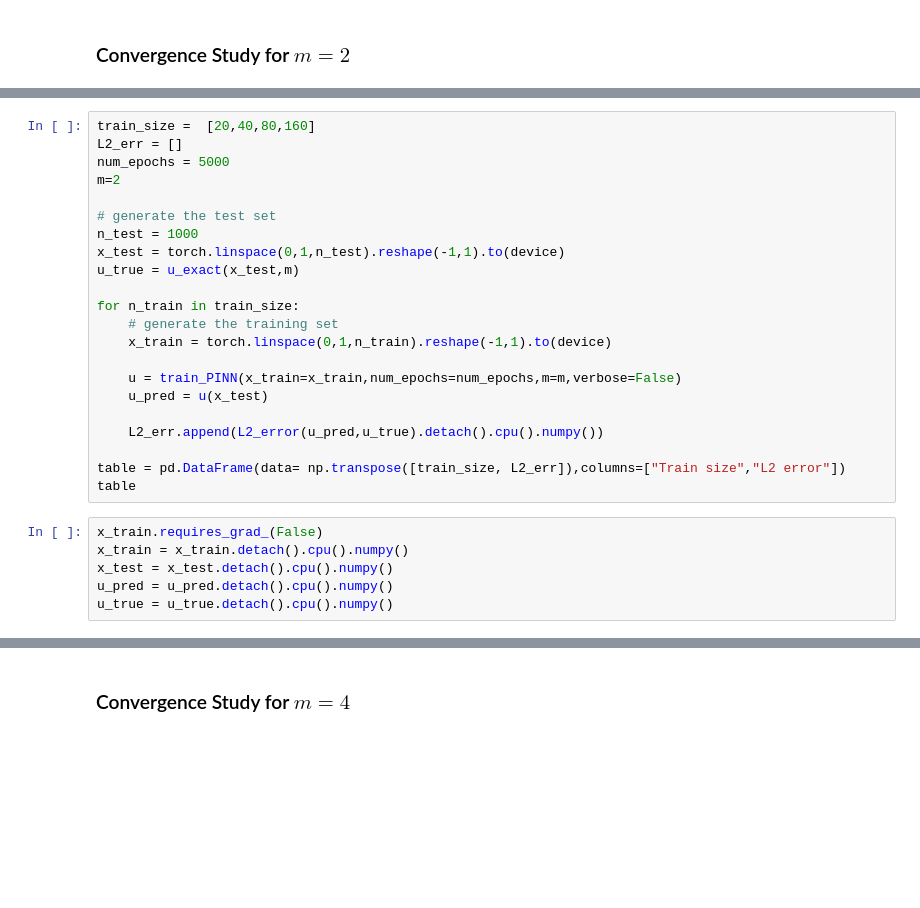
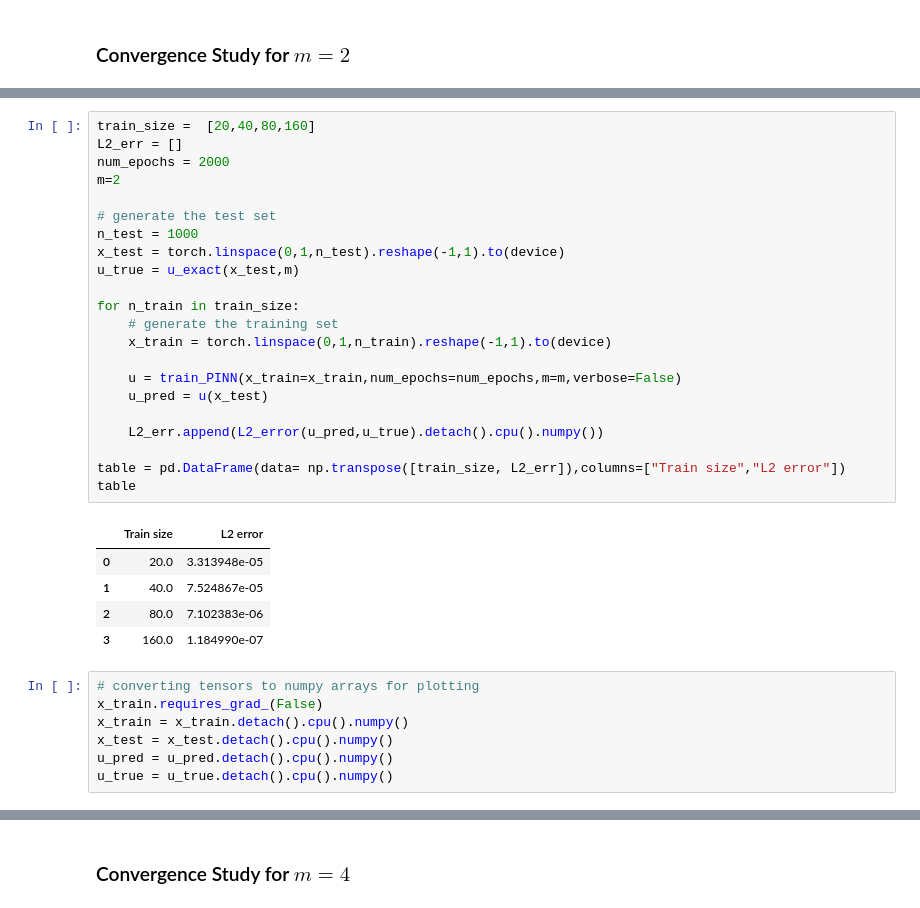
Before and after one commit to Shivam-3921/Physics_Informed_Neural_Networks_for_solving_differential_equations, a Jupyter notebook: PINNs.ipynb, the cells around one changed output, grey strips where cells are left out. Drawn from its saved outputs; the diff is of its cells as text; blank space fills up the shorter version.

```diff
--- a/PINNs.ipynb
+++ b/PINNs.ipynb
@@ -285,26 +304,33 @@ table
 # %%
 train_size =  [20,40,80,160]
 L2_err = []
-num_epochs = 5000
+num_epochs = 2000
 m=2
 
 # generate the test set
 n_test = 1000
 x_test = torch.linspace(0,1,n_test).reshape(-1,1).to(device)
 u_true = u_exact(x_test,m)
 
 for n_train in train_size:
     # generate the training set
     x_train = torch.linspace(0,1,n_train).reshape(-1,1).to(device)
 
     u = train_PINN(x_train=x_train,num_epochs=num_epochs,m=m,verbose=False)
     u_pred = u(x_test)
 
     L2_err.append(L2_error(u_pred,u_true).detach().cpu().numpy())
 
 table = pd.DataFrame(data= np.transpose([train_size, L2_err]),columns=["Train size","L2 error"])
 table
+# %% [output]
+|  | Train size | L2 error |
+| 0 | 20.0 | 3.313948e-05 |
+| 1 | 40.0 | 7.524867e-05 |
+| 2 | 80.0 | 7.102383e-06 |
+| 3 | 160.0 | 1.184990e-07 |
 # %%
+# converting tensors to numpy arrays for plotting
 x_train.requires_grad_(False)
 x_train = x_train.detach().cpu().numpy()
 x_test = x_test.detach().cpu().numpy()
```
Also changed, not shown: parts of 51 cells of this notebook.
